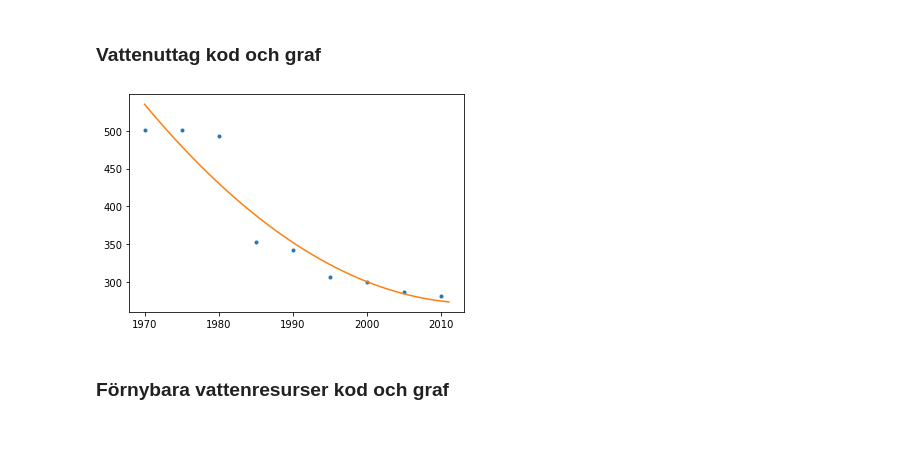
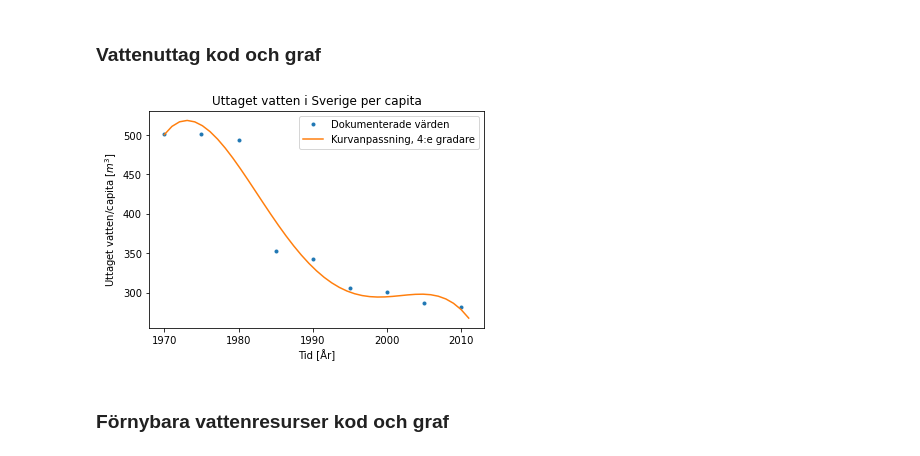
Before and after one commit to LisaVind/SEE085_proj, a Jupyter notebook: Lisa_test.ipynb, the cells around one changed output. Cells and saved outputs as stored; diff of their text form; code cells hidden in the pictures.

```diff
--- a/Lisa_test.ipynb
+++ b/Lisa_test.ipynb
@@ -18,15 +18,27 @@ data = pd.read_csv("water-withdrawals-per-capita.csv", sep = ',')
 vatten_uttag = data['water_withdrawal'].tolist()
 x_ar = data['Year'].tolist()
 # %%
-fit_coeffs = np.polyfit( x_ar , vatten_uttag , 2) # fjärde-gradens-polynom-anpassning f(x) = a + b*x + c*x**2 + d*x**3 + e*x**4
+fit_coeffs = np.polyfit( x_ar , vatten_uttag , 4) # fjärde-gradens-polynom-anpassning f(x) = a + b*x + c*x**2 + d*x**3 + e*x**4
 x_1 = np.linspace(1970,2011, 41)
 funklist = np.polyval(fit_coeffs, x_1)
+fit_coeffs = np.polyfit( x_data , y_data , 4) # fjärde-gradens-polynom-anpassning f(x) = a + b*x + c*x**2 + d*x**3 + e*x**4
+a = fit_coeffs [4]
+b = fit_coeffs [3]
+c = fit_coeffs [2]
+d = fit_coeffs [1]
+e = fit_coeffs [0]
+
+print(f'a = {a}, b = {b}, c = {c}, d = {d}, e = {e}')
-# %%
-plt.plot(x_ar, vatten_uttag, '.')
-plt.plot(x_1, funklist)
-plt.show()
-# %% [output]
-[figure, removed]
+# %%
+plt.plot(x_ar, vatten_uttag, '.', label="Dokumenterade värden")
+plt.plot(x_1, funklist,label="Kurvanpassning, 4:e gradare")
+plt.title('Uttaget vatten i Sverige per capita')
+plt.ylabel("Uttaget vatten/capita [$m^3$]")
+plt.xlabel("Tid [År]")
+plt.legend()
+plt.show()
+# %% [output]
+[figure, added]
 # %% [markdown]
 ### Förnybara vattenresurser kod och graf
 # %%
```
Also changed, not shown: parts of 7 cells of this notebook.
